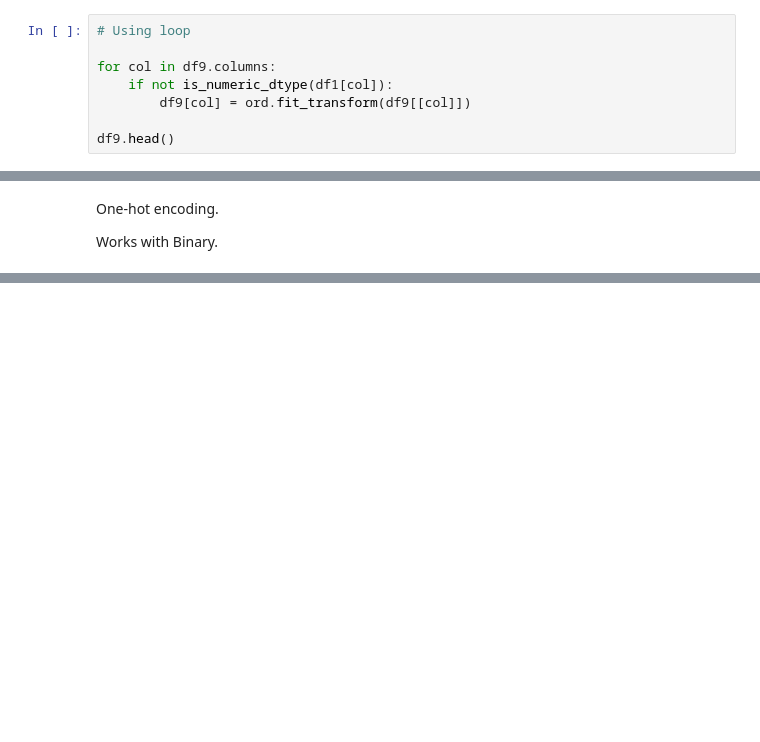
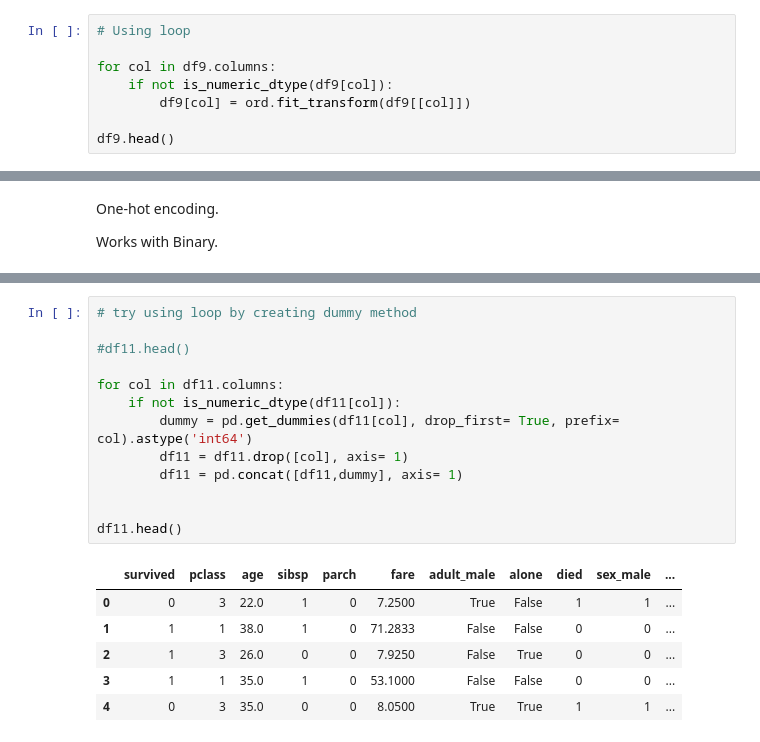
Before and after one commit to Bikram213/titanic_dataset_EDA, a Jupyter notebook: titanic_dataset_EDA.ipynb, the cells around one changed output, grey strips where cells are left out. Saved outputs shown, nothing was run; the diff lists cells and outputs as text; blank space fills up the shorter version.

```diff
--- a/titanic_dataset_EDA.ipynb
+++ b/titanic_dataset_EDA.ipynb
@@ -772,7 +772,7 @@ We use loop for every categorical data
 # Using loop
 
 for col in df9.columns:
-    if not is_numeric_dtype(df1[col]):
+    if not is_numeric_dtype(df9[col]):
         df9[col] = ord.fit_transform(df9[[col]])
 
 df9.head()
@@ -791,0 +853,20 @@ Works with Binary.
+# %%
+# try using loop by creating dummy method
+
+#df11.head()
+
+for col in df11.columns:
+    if not is_numeric_dtype(df11[col]):
+        dummy = pd.get_dummies(df11[col], drop_first= True, prefix= col).astype('int64')
+        df11 = df11.drop([col], axis= 1)
+        df11 = pd.concat([df11,dummy], axis= 1)
+
+
+df11.head()
+# %% [output]
+|  | survived | pclass | age | sibsp | parch | fare | adult_male | alone | died | sex_male | ... |
+| 0 | 0 | 3 | 22.0 | 1 | 0 | 7.2500 | True | False | 1 | 1 | ... |
+| 1 | 1 | 1 | 38.0 | 1 | 0 | 71.2833 | False | False | 0 | 0 | ... |
+| 2 | 1 | 3 | 26.0 | 0 | 0 | 7.9250 | False | True | 0 | 0 | ... |
+| 3 | 1 | 1 | 35.0 | 1 | 0 | 53.1000 | False | False | 0 | 0 | ... |
+| 4 | 0 | 3 | 35.0 | 0 | 0 | 8.0500 | True | True | 1 | 1 | ... |
```
Also changed, not shown: parts of 8 cells of this notebook.
